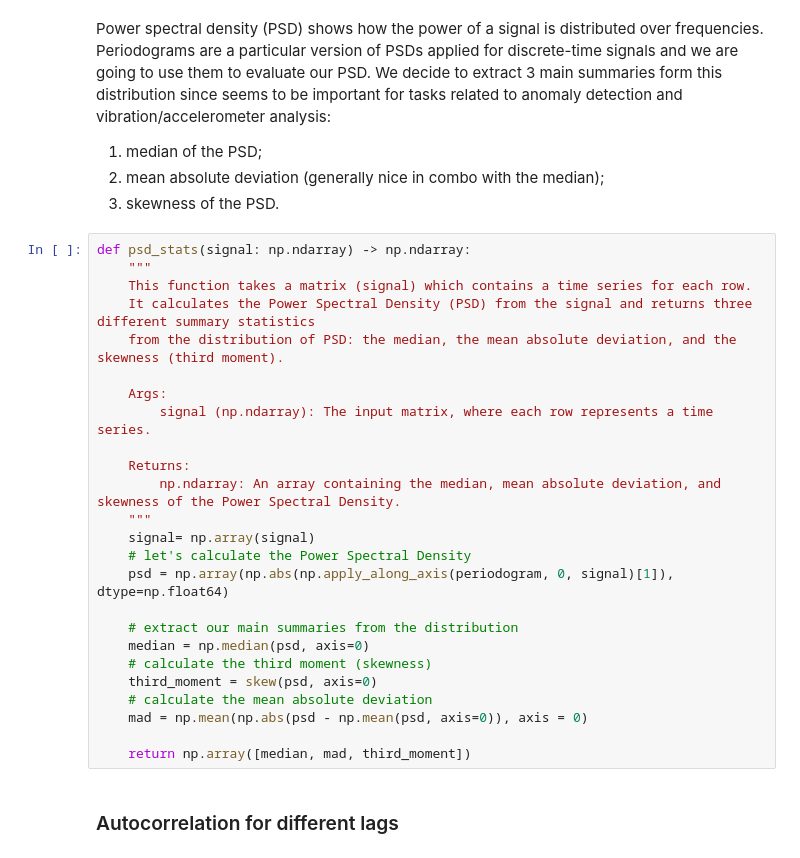
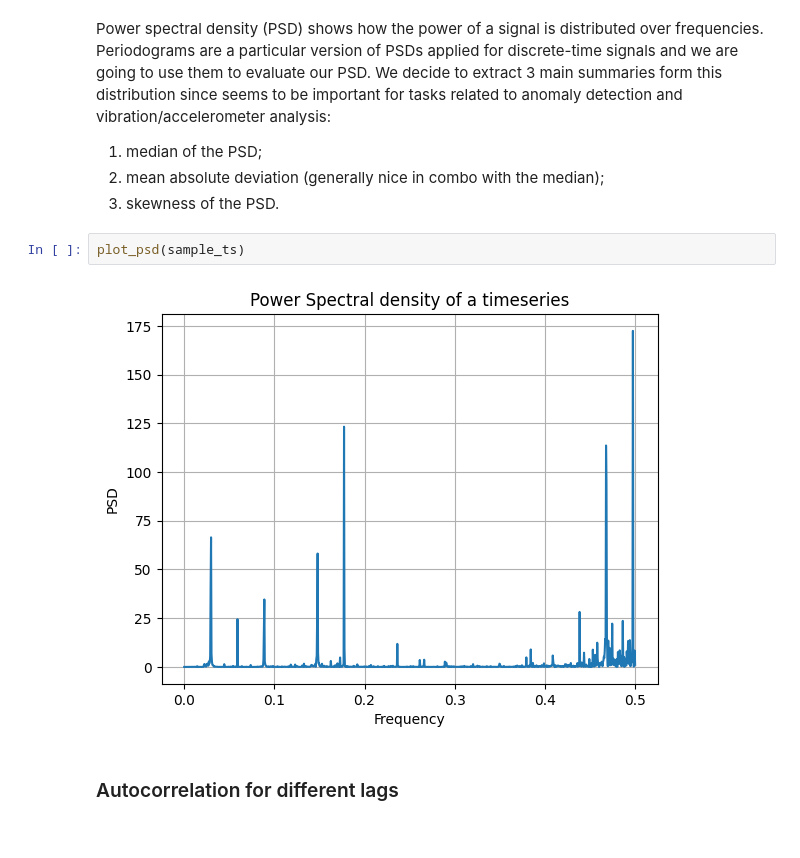
Before and after one commit to Engrima18/HACKATON-LHC-alert-detection, a Jupyter notebook: Hackaton.ipynb, the cells around one changed output. Saved outputs shown, nothing was run; the diff lists cells and outputs as text.

```diff
--- a/Hackaton.ipynb
+++ b/Hackaton.ipynb
@@ -100,30 +88,9 @@ Power spectral density (PSD) shows how the power of a signal is distributed over
 1. median of the PSD;
 2. mean absolute deviation (generally nice in combo with the median);
 3. skewness of the PSD.
-# %%
-def psd_stats(signal: np.ndarray) -> np.ndarray:
-    """
-    This function takes a matrix (signal) which contains a time series for each row.
-    It calculates the Power Spectral Density (PSD) from the signal and returns three different summary statistics
-    from the distribution of PSD: the median, the mean absolute deviation, and the skewness (third moment).
-
-    Args:
-        signal (np.ndarray): The input matrix, where each row represents a time series.
-
-    Returns:
-        np.ndarray: An array containing the median, mean absolute deviation, and skewness of the Power Spectral Density.
-    """
-    signal= np.array(signal)
-    # let's calculate the Power Spectral Density
-    psd = np.array(np.abs(np.apply_along_axis(periodogram, 0, signal)[1]), dtype=np.float64)
-
-    # extract our main summaries from the distribution
-    median = np.median(psd, axis=0)
-    # calculate the third moment (skewness)
-    third_moment = skew(psd, axis=0)
-    # calculate the mean absolute deviation
-    mad = np.mean(np.abs(psd - np.mean(psd, axis=0)), axis = 0)
-
-    return np.array([median, mad, third_moment])
+# %%
+plot_psd(sample_ts)
+# %% [output]
+[figure, added]
 # %% [markdown]
 ### Autocorrelation for different lags
```
Also changed, not shown: parts of 19 cells of this notebook, 3 other files.
